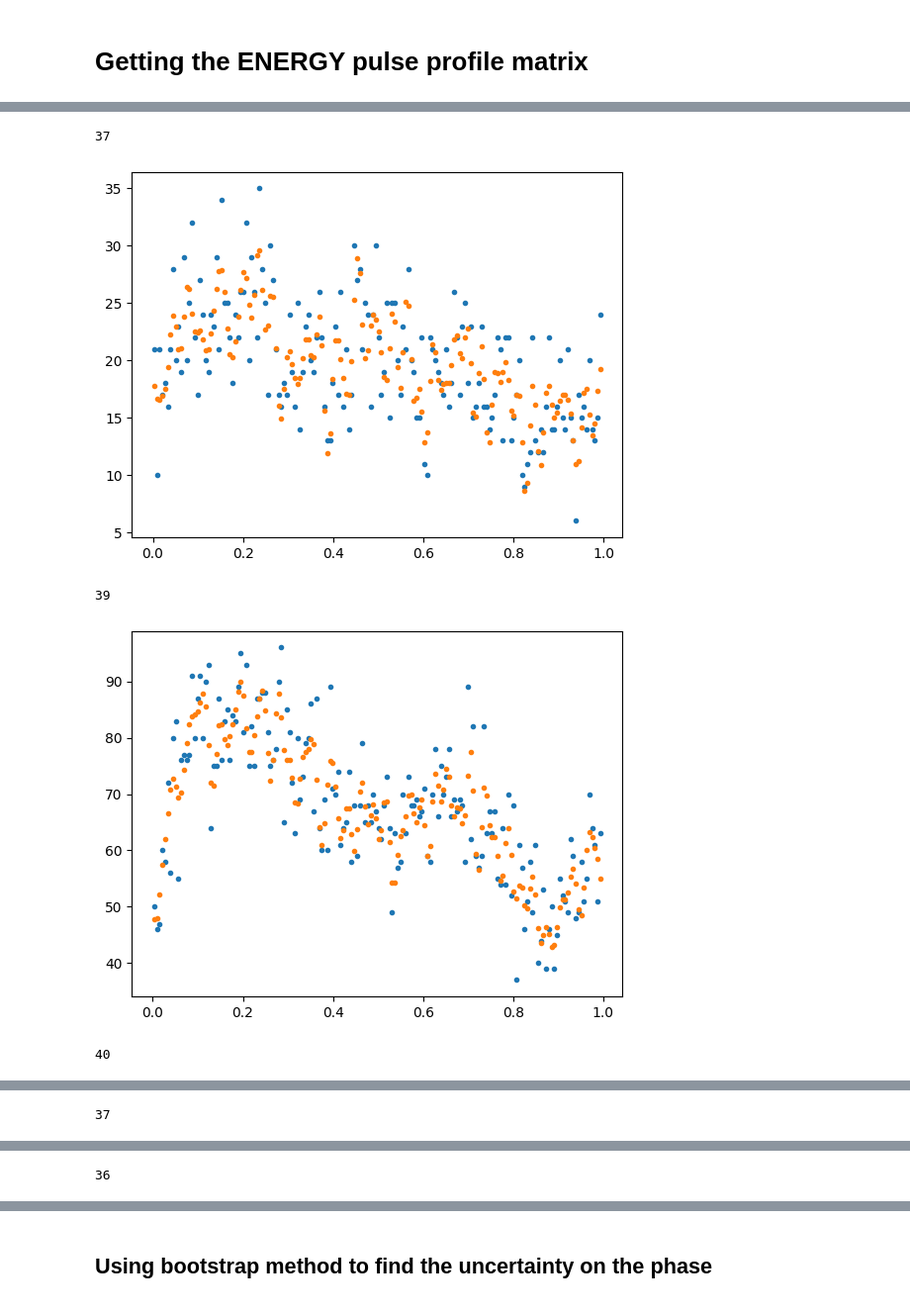
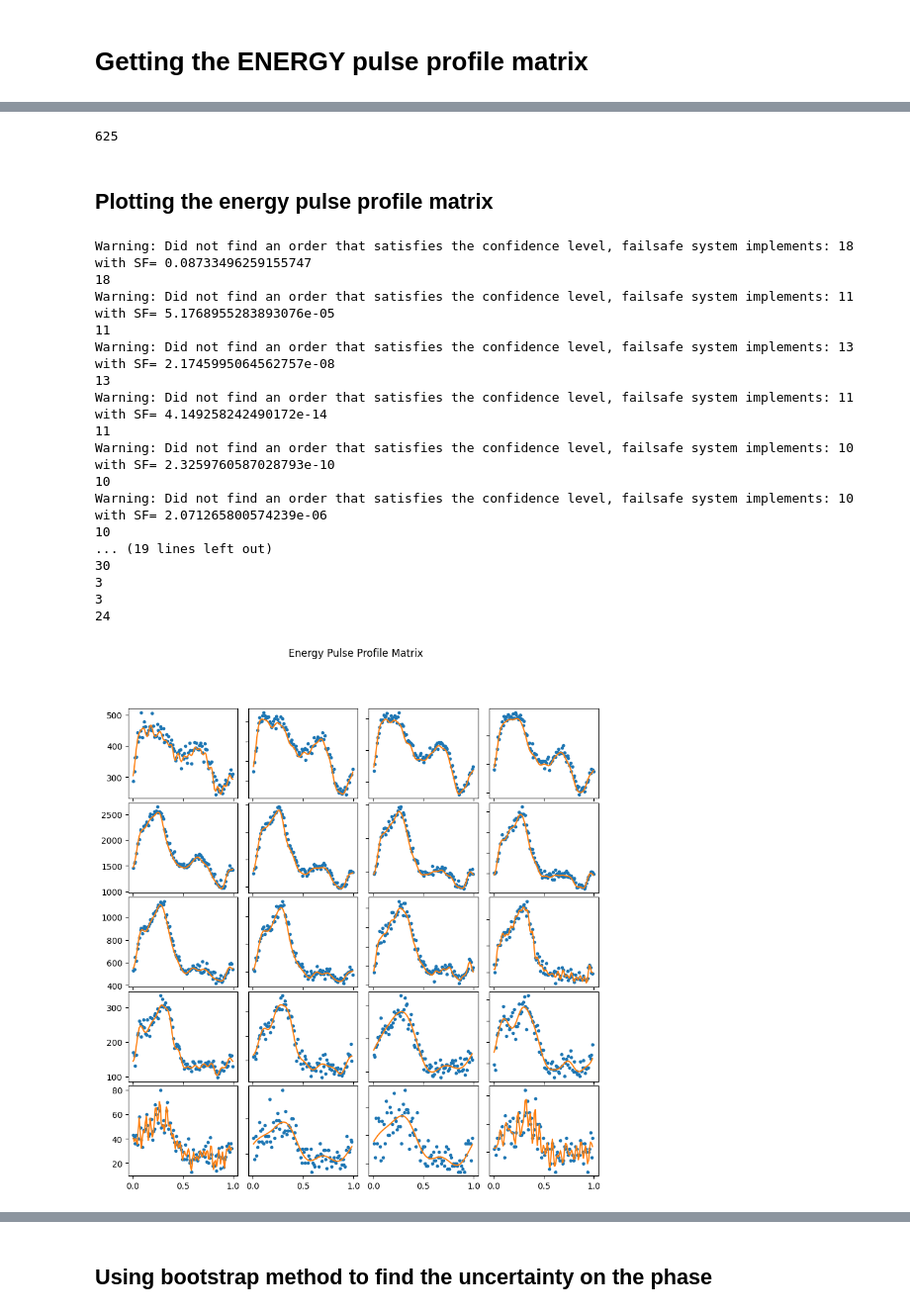
Before and after one commit to SamMerc/APLI, a Jupyter notebook: notebooks/Day3.ipynb, the cells around one changed output, grey strips where cells are left out. Shown at 99% size. Saved outputs shown, nothing was run; the diff lists cells and outputs as text; code cells hidden in the pictures.

```diff
--- a/notebooks/Day3.ipynb
+++ b/notebooks/Day3.ipynb
@@ -146,18 +156,20 @@ orders, model_phases, counts, phases = IF.pulse_profile_matrix(Time_segments, Ti
                                                 #-> if nbin positive use linear
 def segment_energywise(time_data, energy_data, nmin, nmax, nbin):
     if nbin<0:
-        size_bin = mt.floor(np.log(nmax-nmin)/nbin)
+        bins = 10**(np.linspace(np.log10(nmin), np.log10(nmax), np.abs(nbin)+1))
+        print(bins)
     else:
-        size_bin = mt.floor((nmax-nmin)/nbin)
+        bins = np.linspace(nmin, nmax, nbin+1)
+
     energy_time_segments = []
     energy_time_segment = []
     energy_segments = []
     energy_segment = []
     if nbin<0:
-        for i in range(nbin):
+        for i in range(np.abs(nbin)):
             for j in range(len(energy_data)):
-                if np.exp(size_bin)*i*40 < Time_phase_file[1].data['PI'][j] < np.exp(size_bin)*(i+1)*40:
-                    energy_segment.append(Time_phase_file[1].data['PI'][j]*40)
+                if bins[i] < Time_phase_data['PI'][j] < bins[i+1]:
+                    energy_segment.append(Time_phase_data['PI'][j]*4e-2)
                     energy_time_segment.append(correct_orbit_time[j])
             energy_segments.append(energy_segment)
             energy_time_segments.append(energy_time_segment)
@@ -166,8 +178,8 @@ def segment_energywise(time_data, energy_data, nmin, nmax, nbin):
     else:
         for i in range(nbin):
             for j in range(len(energy_data)):
-                if size_bin*i < Time_phase_file[1].data['PI'][j] < size_bin*(i+1):
-                    energy_segment.append(Time_phase_file[1].data['PI'][j]*40)
+                if bins[i] < Time_phase_data['PI'][j] < bins[i+1]:
+                    energy_segment.append(Time_phase_data['PI'][j]*4e-2)
                     energy_time_segment.append(correct_orbit_time[j])
             energy_segments.append(energy_segment)
             energy_time_segments.append(energy_time_segment)
@@ -175,5 +187,5 @@ def segment_energywise(time_data, energy_data, nmin, nmax, nbin):
             energy_segment=[]
     return energy_time_segments, energy_segments
 
-energy_time_segments, energy_segments = segment_energywise(correct_orbit_time, Time_phase_data['PI'], 3, 70, 5)
+energy_time_segments, energy_segments = segment_energywise(correct_orbit_time, Time_phase_data['PI'], 3, 1800, 50)
 # %%
@@ -184,14 +209,34 @@ plt.plot(energy_time_segments[2], energy_segments[2], '.')
+# %%
+len(energy_segments[2])
+# %% [output]
+625
+# %% [markdown]
+## Plotting the energy pulse profile matrix
 # %%
+reload(IF)
 #Getting the periodogram for the two segment
 
 #energy_freq_seg, energy_power_seg = IF.get_power_and_freq(energy_time_segments, energy_segments, 2)
 
 guess_freq = correct_L[0][np.argmax(correct_L[1])]
 
-energy_orders, energy_model_phases, energy_counts, energy_phase=IF.pulse_profile_matrix(energy_time_segments, Time_phase_data['TIME'][0], [guess_freq], True, 5, 0.006)
+energy_orders, energy_model_phases, energy_counts, energy_phasefold_time=IF.pulse_profile_matrix(energy_time_segments, Time_phase_data['TIME'][0], [guess_freq], True, 20, 0.01, 0.3)
 # %% [output]
-37
+Warning: Did not find an order that satisfies the confidence level, failsafe system implements: 18 with SF= 0.08733496259155747
+18
+Warning: Did not find an order that satisfies the confidence level, failsafe system implements: 11 with SF= 5.1768955283893076e-05
+11
+Warning: Did not find an order that satisfies the confidence level, failsafe system implements: 13 with SF= 2.1745995064562757e-08
+13
+Warning: Did not find an order that satisfies the confidence level, failsafe system implements: 11 with SF= 4.149258242490172e-14
+11
+Warning: Did not find an order that satisfies the confidence level, failsafe system implements: 10 with SF= 2.3259760587028793e-10
+10
+Warning: Did not find an order that satisfies the confidence level, failsafe system implements: 10 with SF= 2.071265800574239e-06
+10
+... (19 lines left out)
+30
+3
+3
+24
-[figure, old version]
+[figure, new version]
-39
-[figure, removed]
-40
@@ -199 +242,0 @@ energy_orders, energy_model_phases, energy_counts, energy_phase=IF.pulse_profile
-37
@@ -201 +242,0 @@ energy_orders, energy_model_phases, energy_counts, energy_phase=IF.pulse_profile
-36
```
Also changed, not shown: parts of 15 cells of this notebook, 1 other file.
